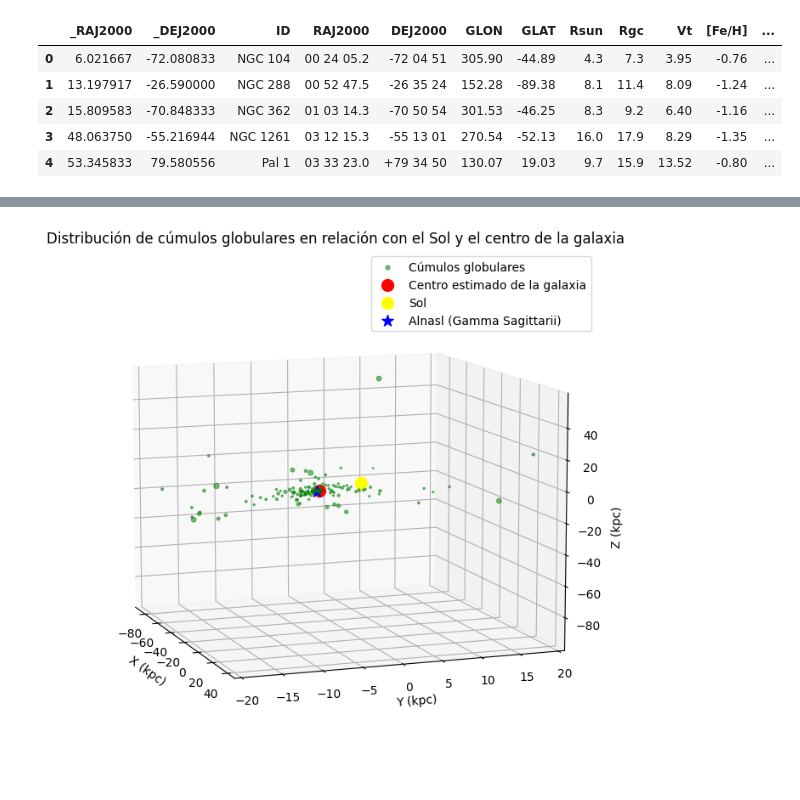
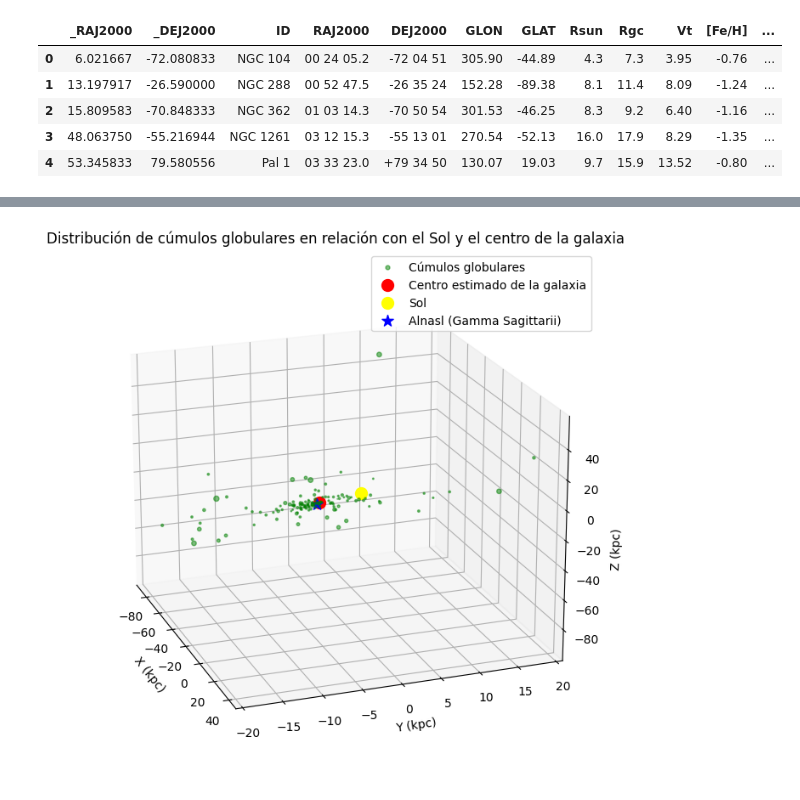
Before and after one commit to daiangan/udea_cumulos_globulares, a Jupyter notebook: cumulos_globulares.ipynb, the cells around one changed output, grey strips where cells are left out. Drawn from its saved outputs; the diff is of its cells as text; code cells hidden in the pictures.

```diff
--- a/cumulos_globulares.ipynb
+++ b/cumulos_globulares.ipynb
@@ -5,7 +7,7 @@ import pandas as pd
 import numpy as np
 
 # Importar los datos
-data = pd.read_csv("files/ViZieR_cum_glob.tsv", delimiter="|")
+data = pd.read_csv("sample_data/ViZieR_cum_glob.tsv", delimiter="|")
 
 # Filtrar los datos sin distancia al sol
 data = data.dropna(subset=['Rsun'])
@@ -147,33 +145,33 @@ ax.scatter(
     alpha=0.5,
     label='Cúmulos globulares'
 )
 
 # Marcar el punto estimado del centro de la galaxia
 ax.scatter(x_avg, y_avg, z_avg, c='red', marker='o', s=100, label='Centro estimado de la galaxia')
 
 # Marcar la posición del Sol
 ax.scatter(0, 0, 0, c='yellow', marker='o', s=100, label='Sol')
 
 # Alnasl (Gamma Sagittarii)
 ax.scatter(x_star, y_star, z_star, c='blue', marker='*', s=100, label='Alnasl (Gamma Sagittarii)')
 
 # Etiquetas y título
 ax.set_xlabel('X (kpc)')
 ax.set_ylabel('Y (kpc)')
 ax.set_zlabel('Z (kpc)')
 ax.set_title('Distribución de cúmulos globulares en relación con el Sol y el centro de la galaxia')
 ax.legend()
 
 # Adjust Y axis limits
 y_min = -20  # Example value
 y_max = 20   # Example value
 ax.set_ylim(y_min, y_max)
 
 # Adjust view
-ax.view_init(elev=10, azim=-20)
+ax.view_init(elev=20, azim=-20)
 
 # Mostrar el gráfico
 plt.show()
 # %% [output]
-[figure, old version]
+[figure, new version]
 # %%
```
Also changed, not shown: parts of 9 cells of this notebook.
